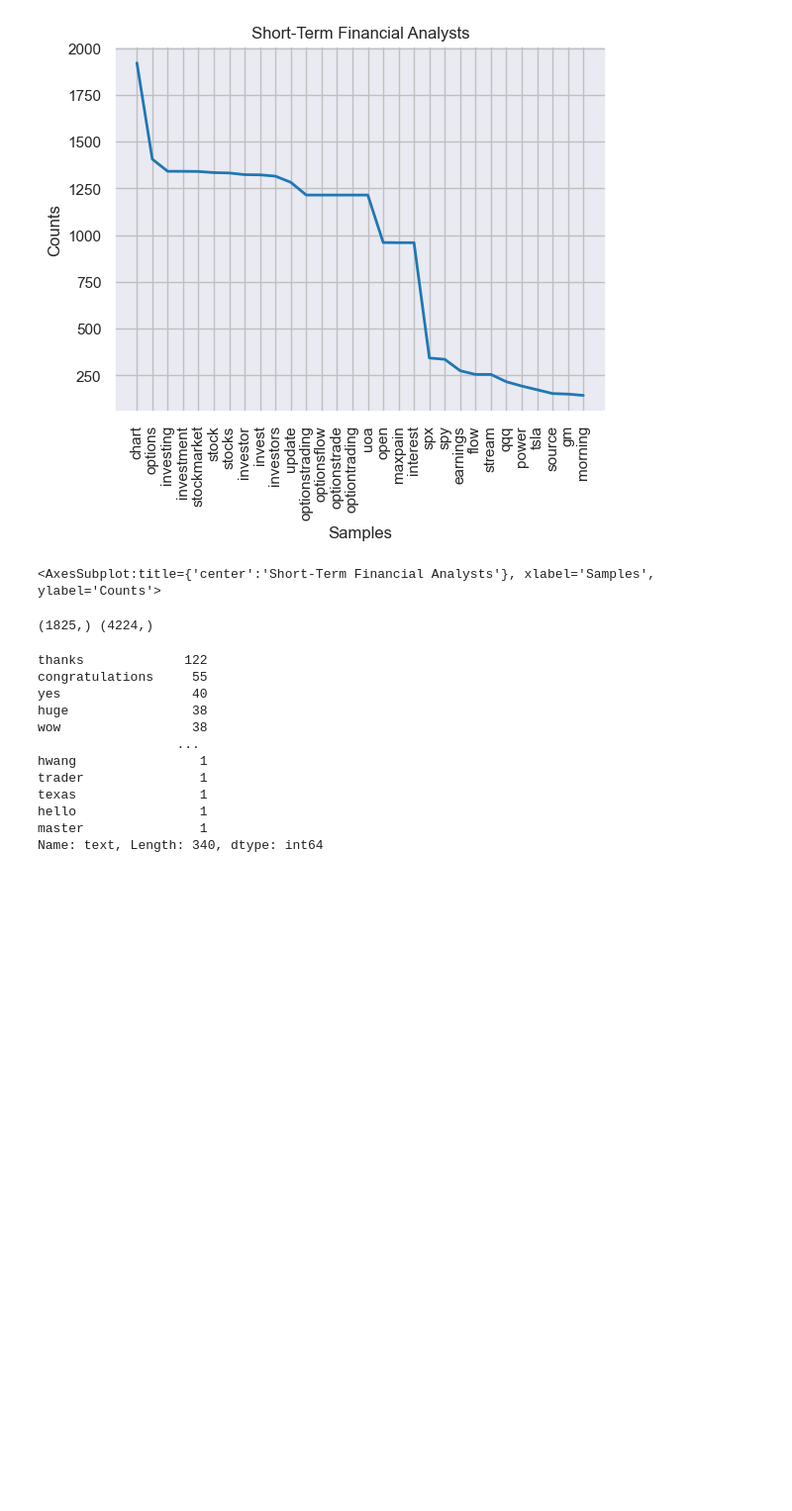
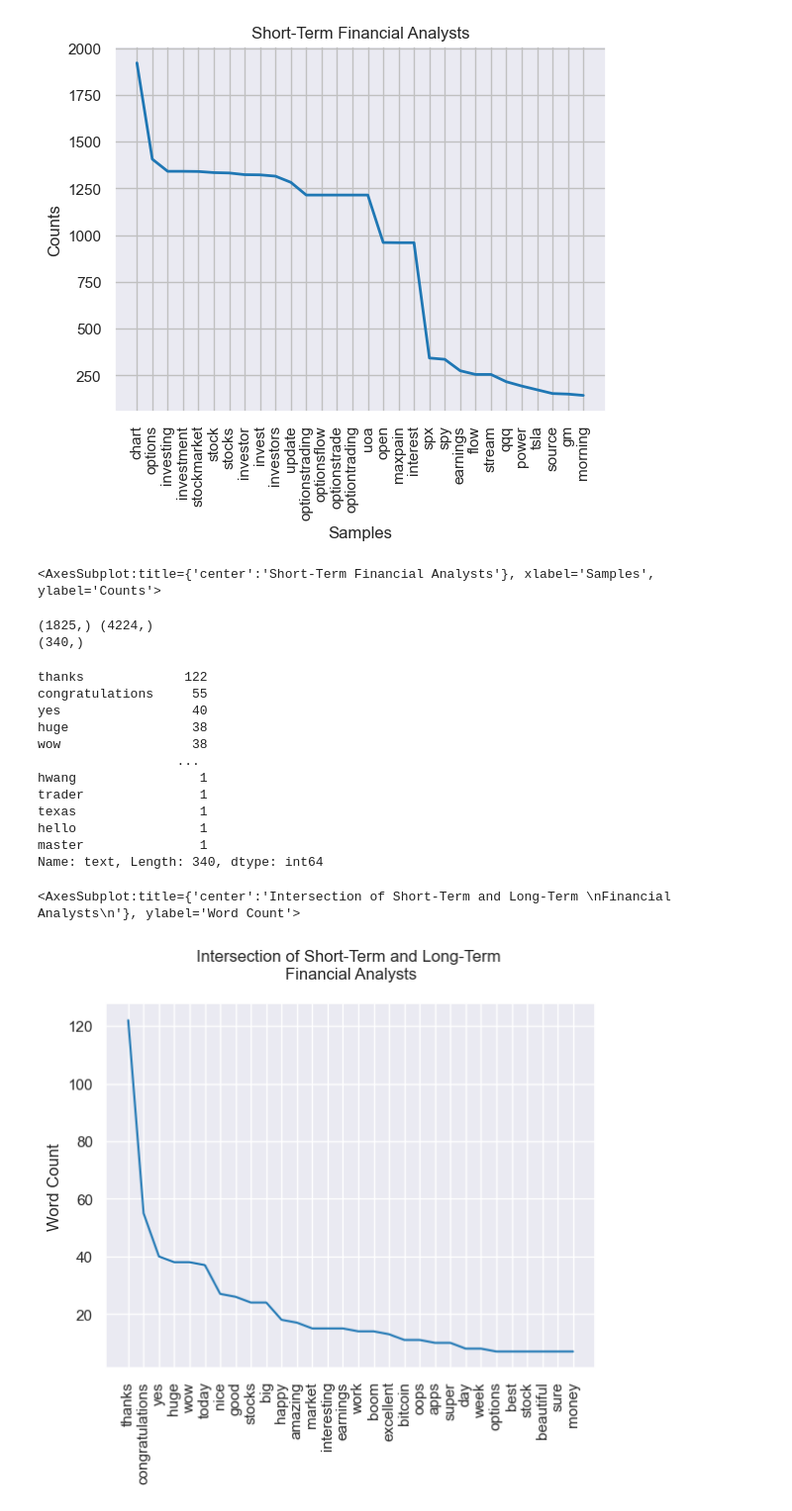
Before and after one commit to KeatonSpiller/Sentiment_Analysis, a Jupyter notebook: Stock_Market/scripts/TwitterBot.ipynb, the cells around one changed output. Shown: that part at 99% size. Drawn from its saved outputs; the diff is of its cells as text; code cells hidden in the pictures; blank space fills up the shorter version.

Commit message:
Intersection of Long term and short term analysts.

```diff
--- a/Stock_Market/scripts/TwitterBot.ipynb
+++ b/Stock_Market/scripts/TwitterBot.ipynb
@@ -187,10 +187,11 @@ df_intersect = counts_longterm[df_intersect == True]
 # df_short_not_long.plot(30, title='Short-Term Analysts without Long-Term Analysts')
 # df_long_not_short.plot(30, title='Long-Term Analysts without Short-Term Analysts')
 print(counts_longterm.shape, counts_shorterm.shape)
+print(df_intersect.shape)
 df_intersect
-# df_union
 # %% [output]
 (1825,) (4224,)
+(340,)
 thanks             122
 congratulations     55
 yes                 40
@@ -203,3 +204,15 @@ texas                1
 hello                1
 master               1
 Name: text, Length: 340, dtype: int64
+# %%
+# Top 30 intersection of short term and long term stocks
+how_many_samples = 30
+sample_intersect = df_intersect[0:how_many_samples]
+f = sns.lineplot(sample_intersect)
+f.set(ylabel ="Word Count", title ='Intersection of Short-Term and Long-Term \nFinancial Analysts\n')
+sns.set_style('darkgrid')
+f.tick_params(axis='x', rotation=90)
+f
+# %% [output]
+<AxesSubplot:title={'center':'Intersection of Short-Term and Long-Term \nFinancial Analysts\n'}, ylabel='Word Count'>
+[figure, added]
```
